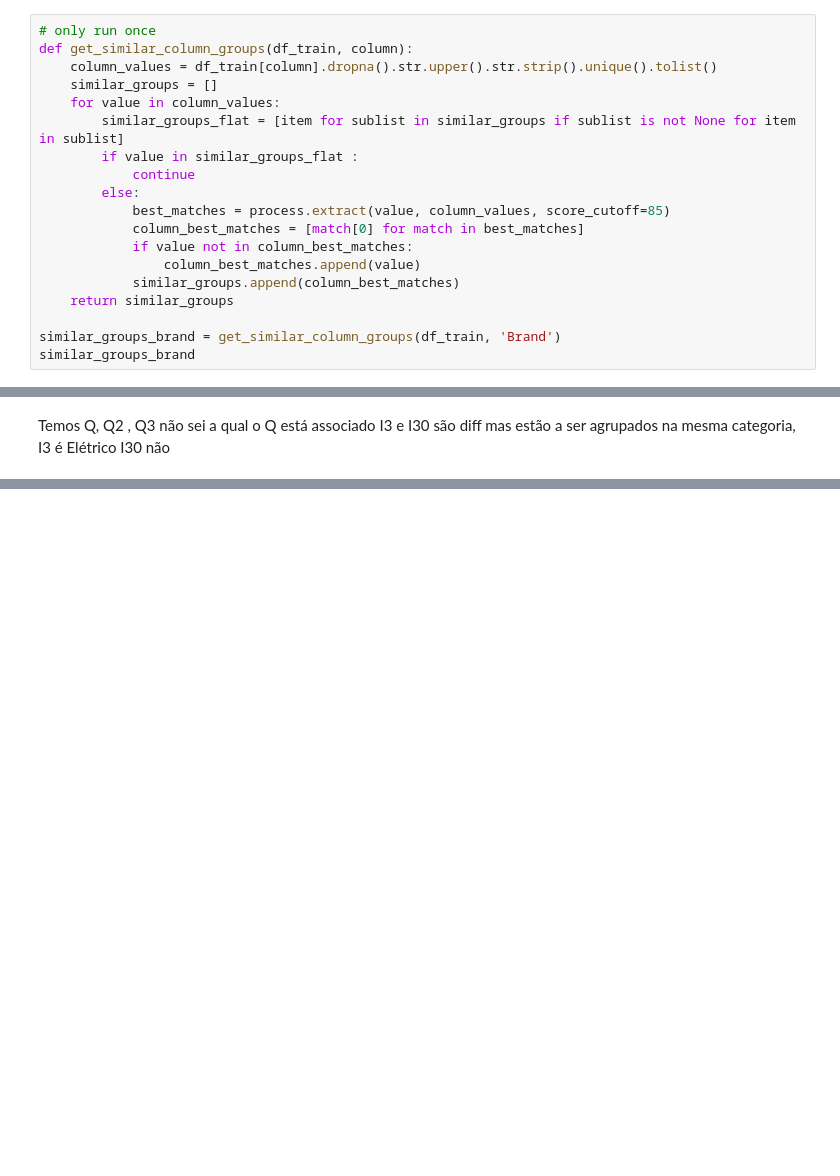
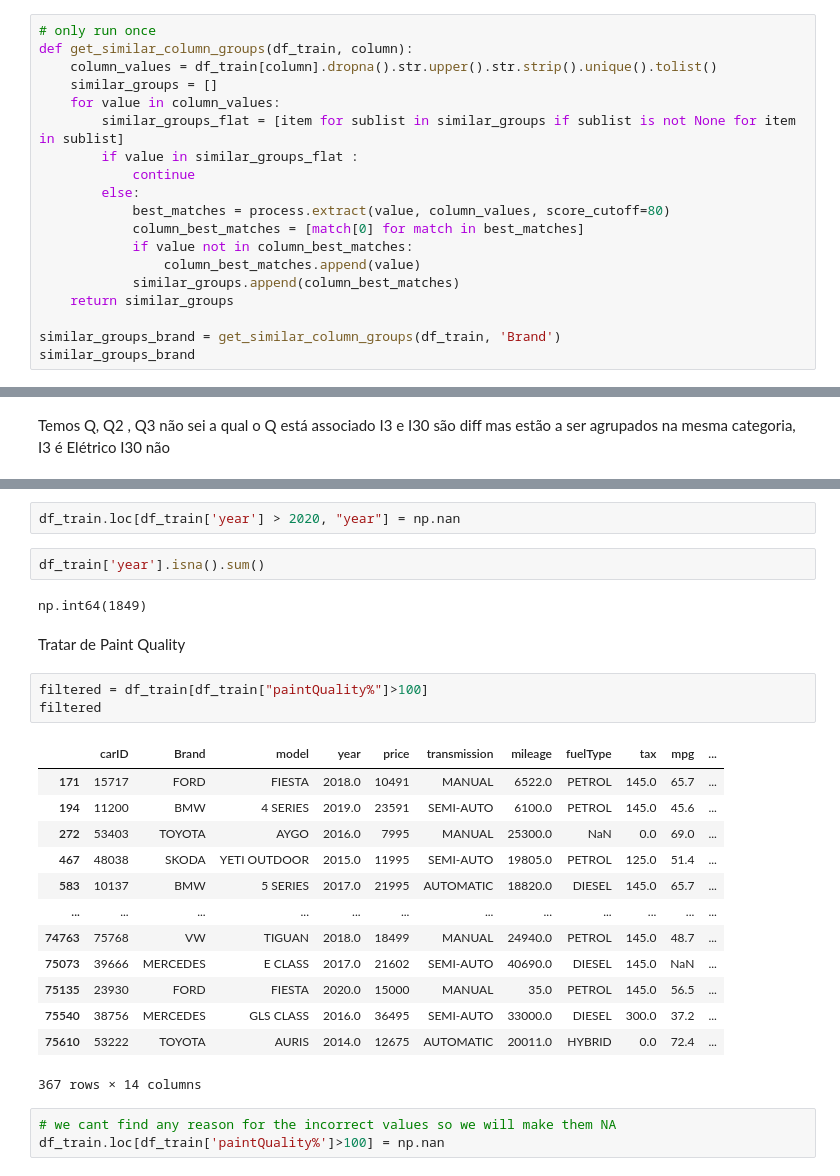
Before and after one commit to barbara-sousa-franco/Machine-Learning-Project, a Jupyter notebook: Deliverable 1.ipynb, the cells around one changed output, grey strips where cells are left out. Drawn from its saved outputs; the diff is of its cells as text; blank space fills up the shorter version.

```diff
--- a/Deliverable 1.ipynb
+++ b/Deliverable 1.ipynb
@@ -591,7 +595,7 @@ def get_similar_column_groups(df_train, column):
         if value in similar_groups_flat :
             continue
         else:
-            best_matches = process.extract(value, column_values, score_cutoff=85)
+            best_matches = process.extract(value, column_values, score_cutoff=80)
             column_best_matches = [match[0] for match in best_matches]
             if value not in column_best_matches:
                 column_best_matches.append(value)
@@ -777,0 +793,28 @@ df_train
+# %%
+df_train.loc[df_train['year'] > 2020, "year"] = np.nan
+# %%
+df_train['year'].isna().sum()
+# %% [output]
+np.int64(1849)
+# %% [markdown]
+Tratar de Paint Quality
+# %%
+filtered = df_train[df_train["paintQuality%"]>100]
+filtered
+# %% [output]
+|  | carID | Brand | model | year | price | transmission | mileage | fuelType | tax | mpg | ... |
+| 171 | 15717 | FORD | FIESTA | 2018.0 | 10491 | MANUAL | 6522.0 | PETROL | 145.0 | 65.7 | ... |
+| 194 | 11200 | BMW | 4 SERIES | 2019.0 | 23591 | SEMI-AUTO | 6100.0 | PETROL | 145.0 | 45.6 | ... |
+| 272 | 53403 | TOYOTA | AYGO | 2016.0 | 7995 | MANUAL | 25300.0 | NaN | 0.0 | 69.0 | ... |
+| 467 | 48038 | SKODA | YETI OUTDOOR | 2015.0 | 11995 | SEMI-AUTO | 19805.0 | PETROL | 125.0 | 51.4 | ... |
+| 583 | 10137 | BMW | 5 SERIES | 2017.0 | 21995 | AUTOMATIC | 18820.0 | DIESEL | 145.0 | 65.7 | ... |
+| ... | ... | ... | ... | ... | ... | ... | ... | ... | ... | ... | ... |
+| 74763 | 75768 | VW | TIGUAN | 2018.0 | 18499 | MANUAL | 24940.0 | PETROL | 145.0 | 48.7 | ... |
+| 75073 | 39666 | MERCEDES | E CLASS | 2017.0 | 21602 | SEMI-AUTO | 40690.0 | DIESEL | 145.0 | NaN | ... |
+| 75135 | 23930 | FORD | FIESTA | 2020.0 | 15000 | MANUAL | 35.0 | PETROL | 145.0 | 56.5 | ... |
+| 75540 | 38756 | MERCEDES | GLS CLASS | 2016.0 | 36495 | SEMI-AUTO | 33000.0 | DIESEL | 300.0 | 37.2 | ... |
+| 75610 | 53222 | TOYOTA | AURIS | 2014.0 | 12675 | AUTOMATIC | 20011.0 | HYBRID | 0.0 | 72.4 | ... |
+367 rows × 14 columns
+# %%
+# we cant find any reason for the incorrect values so we will make them NA
+df_train.loc[df_train['paintQuality%']>100] = np.nan
```
Also changed, not shown: parts of 13 cells of this notebook.
